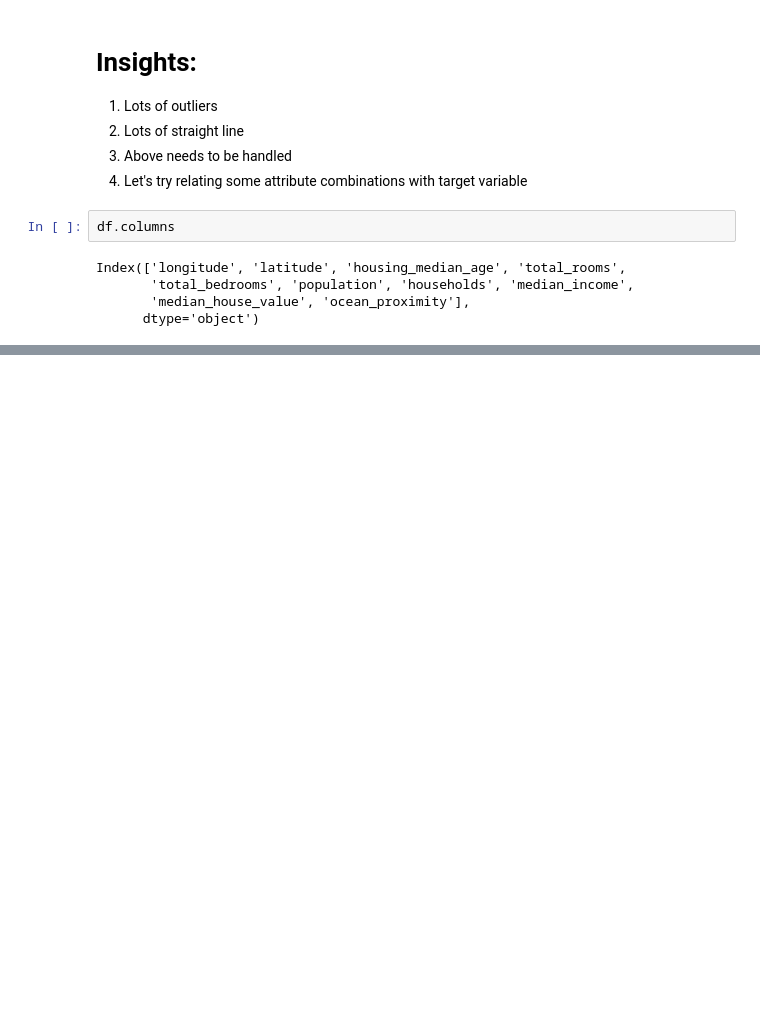
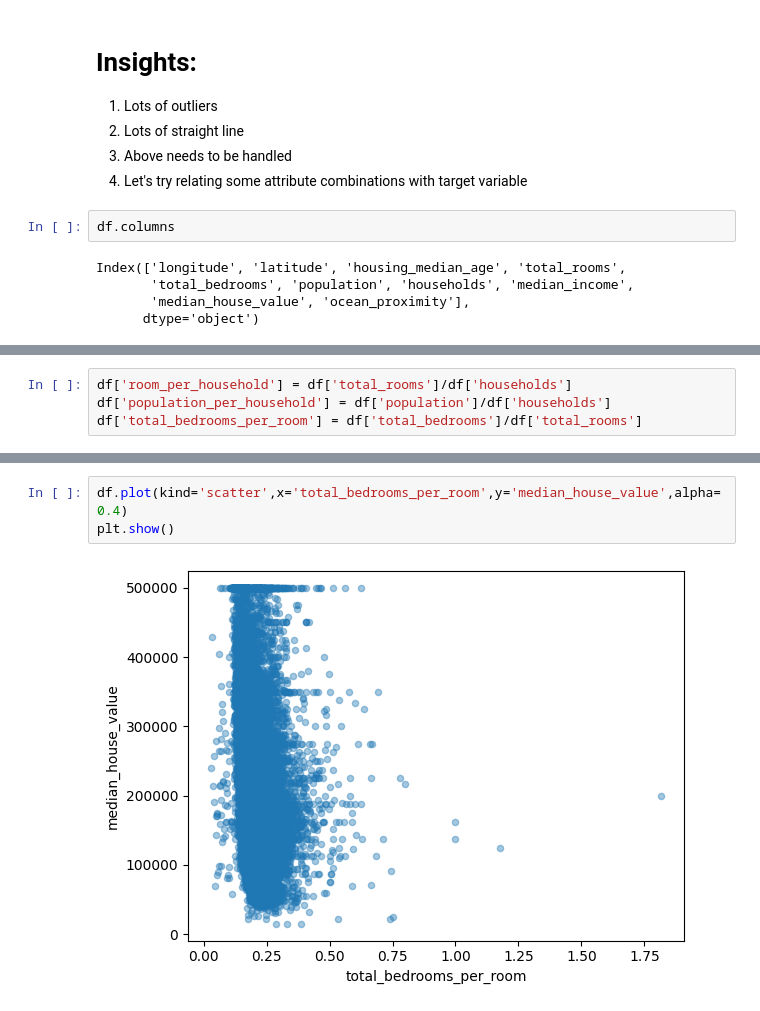
Before and after one commit to Nimish-nks/HousingProject, a Jupyter notebook: notebook/EDA.ipynb, the cells around one changed output, grey strips where cells are left out. Drawn from its saved outputs; the diff is of its cells as text; blank space fills up the shorter version.

```diff
--- a/notebook/EDA.ipynb
+++ b/notebook/EDA.ipynb
@@ -356,0 +359,4 @@ Index(['longitude', 'latitude', 'housing_median_age', 'total_rooms',
+# %%
+df['room_per_household'] = df['total_rooms']/df['households']
+df['population_per_household'] = df['population']/df['households']
+df['total_bedrooms_per_room'] = df['total_bedrooms']/df['total_rooms']
@@ -356,0 +412,5 @@ Index(['longitude', 'latitude', 'housing_median_age', 'total_rooms',
+# %%
+df.plot(kind='scatter',x='total_bedrooms_per_room',y='median_house_value',alpha=0.4)
+plt.show()
+# %% [output]
+[figure, added]
```
Also changed, not shown: parts of 15 cells of this notebook.
